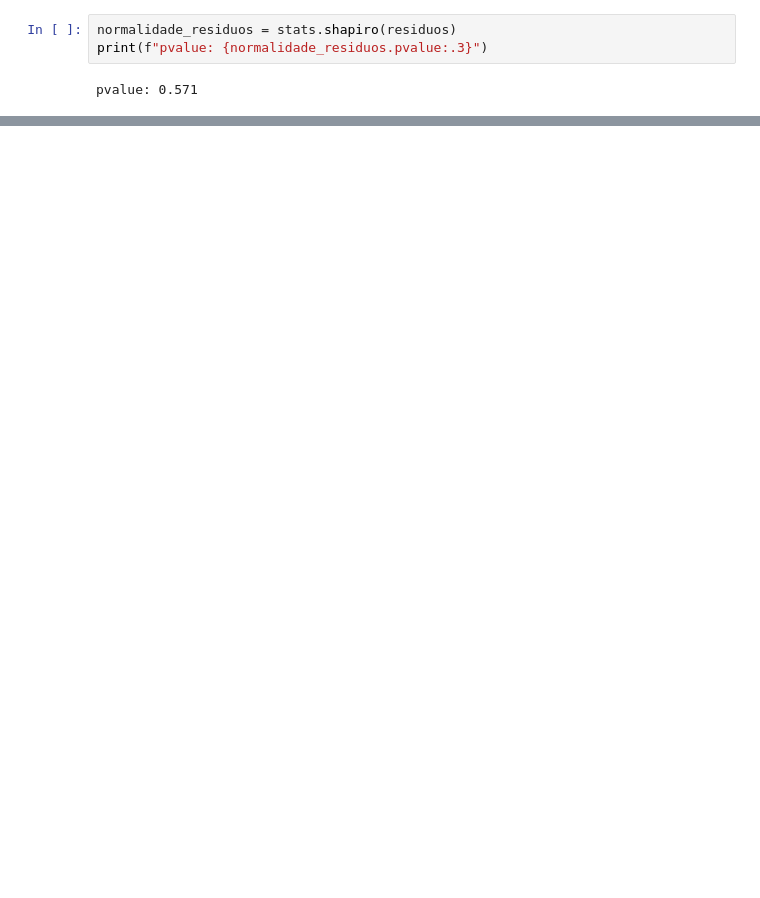
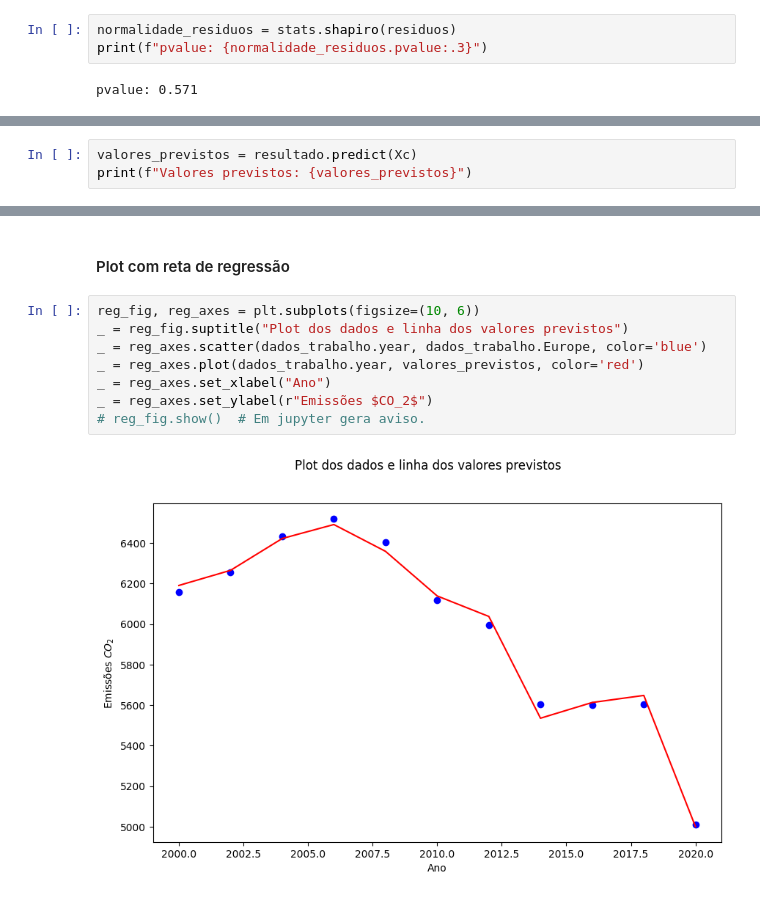
Before and after one commit to preis/anadi_2024, a Jupyter notebook: notebooks/Trabalho 1/Trabalho 4.3.2.ipynb, the cells around one changed output, grey strips where cells are left out. Saved outputs shown, nothing was run; the diff lists cells and outputs as text; blank space fills up the shorter version.

```diff
--- a/notebooks/Trabalho 1/Trabalho 4.3.2.ipynb
+++ b/notebooks/Trabalho 1/Trabalho 4.3.2.ipynb
@@ -131,0 +188,3 @@ Como o valor de p-value é muito baixo (próximo de zero) rejeitamos a hipótese
+# %%
+valores_previstos = resultado.predict(Xc)
+print(f"Valores previstos: {valores_previstos}")
@@ -131,0 +204,12 @@ Como o valor de p-value é muito baixo (próximo de zero) rejeitamos a hipótese
+# %% [markdown]
+#### Plot com reta de regressão
+# %%
+reg_fig, reg_axes = plt.subplots(figsize=(10, 6))
+_ = reg_fig.suptitle("Plot dos dados e linha dos valores previstos")
+_ = reg_axes.scatter(dados_trabalho.year, dados_trabalho.Europe, color='blue')
+_ = reg_axes.plot(dados_trabalho.year, valores_previstos, color='red')
+_ = reg_axes.set_xlabel("Ano")
+_ = reg_axes.set_ylabel(r"Emissões $CO_2$")
+# reg_fig.show()  # Em jupyter gera aviso.
+# %% [output]
+[figure, added]
```
Also changed, not shown: parts of 24 cells of this notebook, 1 other file.
